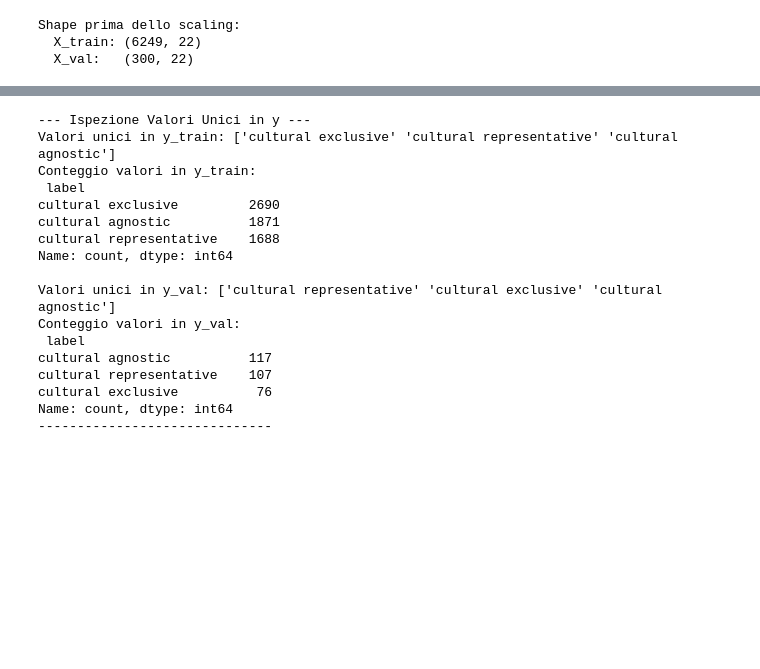
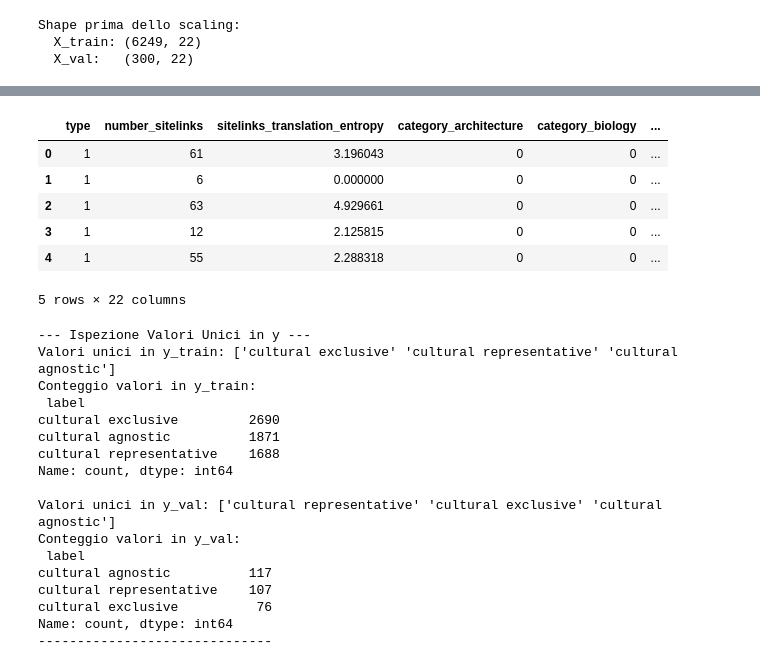
Before and after one commit to giankev/wikidata_cultural_classifier, a Jupyter notebook: notebooks/DNN_module.ipynb, the cells around one changed output, grey strips where cells are left out. Cells and saved outputs as stored; diff of their text form; code cells hidden in the pictures; blank space fills up the shorter version.

```diff
--- a/notebooks/DNN_module.ipynb
+++ b/notebooks/DNN_module.ipynb
@@ -95,8 +141,8 @@ Handling Missing Values: Nessuna riga con NaN trovata.
 X_train = df_train_processed.drop(columns=["label"])
 y_train = df_train_processed["label"]
 
-X_val = df_validation_processed.drop(columns=['label'])
-y_val = df_validation_processed['label']
+X_val = df_val_processed.drop(columns=['label'])
+y_val = df_val_processed['label']
 
 print("Shape prima dello scaling:")
 print(f"  X_train: {X_train.shape}")
@@ -108,3 +164,13 @@ Shape prima dello scaling:
+# %%
+X_val.head()
+# %% [output]
+|  | type | number_sitelinks | sitelinks_translation_entropy | category_architecture | category_biology | ... |
+| 0 | 1 | 61 | 3.196043 | 0 | 0 | ... |
+| 1 | 1 | 6 | 0.000000 | 0 | 0 | ... |
+| 2 | 1 | 63 | 4.929661 | 0 | 0 | ... |
+| 3 | 1 | 12 | 2.125815 | 0 | 0 | ... |
+| 4 | 1 | 55 | 2.288318 | 0 | 0 | ... |
+5 rows × 22 columns
 # %%
 print("\n--- Ispezione Valori Unici in y ---")
 print("Valori unici in y_train:", y_train.unique())
```
Also changed, not shown: parts of 11 cells of this notebook.
